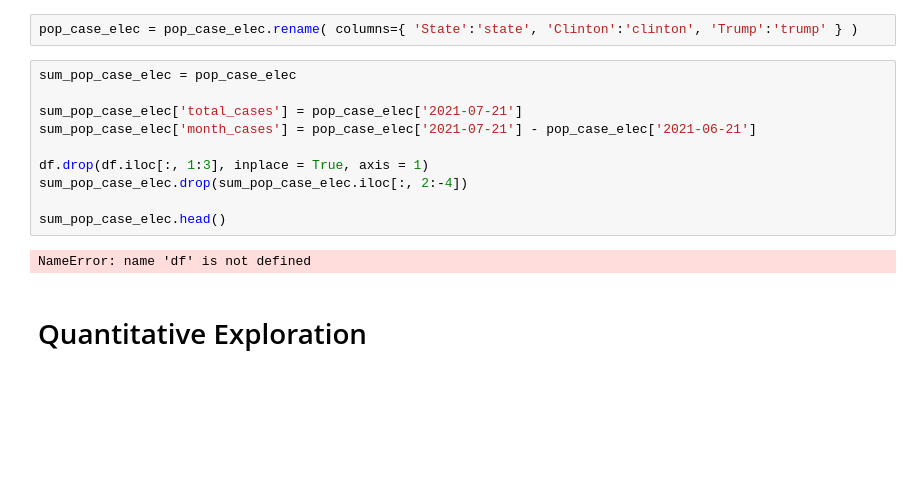
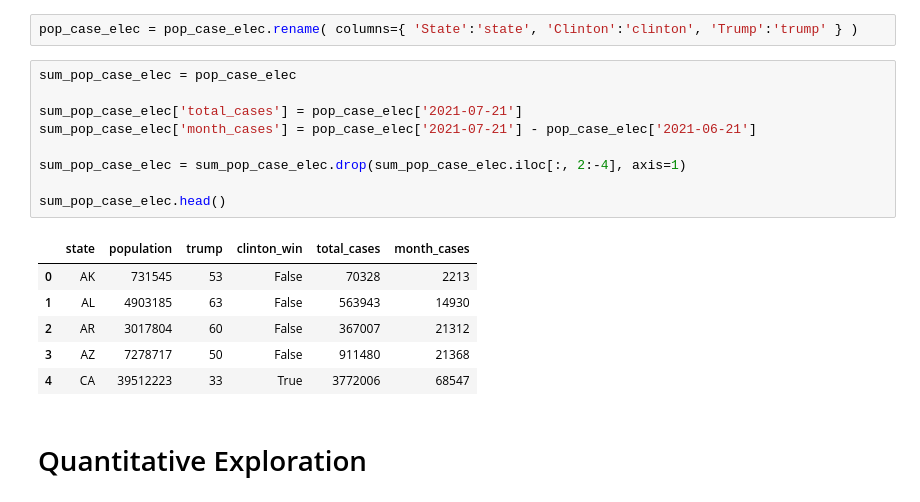
Before and after one commit to thudsonbu/ds-project-1, a Jupyter notebook: project-1.ipynb, the cells around one changed output. Drawn from its saved outputs; the diff is of its cells as text; blank space fills up the shorter version.

```diff
--- a/project-1.ipynb
+++ b/project-1.ipynb
@@ -121,15 +121,19 @@ pop_case_elec = pop_case_elec.rename( columns={ 'State':'state', 'Clinton':'clin
 # %%
 sum_pop_case_elec = pop_case_elec
 
 sum_pop_case_elec['total_cases'] = pop_case_elec['2021-07-21']
 sum_pop_case_elec['month_cases'] = pop_case_elec['2021-07-21'] - pop_case_elec['2021-06-21']
 
-df.drop(df.iloc[:, 1:3], inplace = True, axis = 1)
-sum_pop_case_elec.drop(sum_pop_case_elec.iloc[:, 2:-4])
+sum_pop_case_elec = sum_pop_case_elec.drop(sum_pop_case_elec.iloc[:, 2:-4], axis=1)
 
 sum_pop_case_elec.head()
 # %% [output]
-NameError: name 'df' is not defined
+|  | state | population | trump | clinton_win | total_cases | month_cases |
+| 0 | AK | 731545 | 53 | False | 70328 | 2213 |
+| 1 | AL | 4903185 | 63 | False | 563943 | 14930 |
+| 2 | AR | 3017804 | 60 | False | 367007 | 21312 |
+| 3 | AZ | 7278717 | 50 | False | 911480 | 21368 |
+| 4 | CA | 39512223 | 33 | True | 3772006 | 68547 |
 # %% [markdown]
 # Quantitative Exploration
 # %% [markdown]
```
Also changed, not shown: parts of 5 cells of this notebook.
